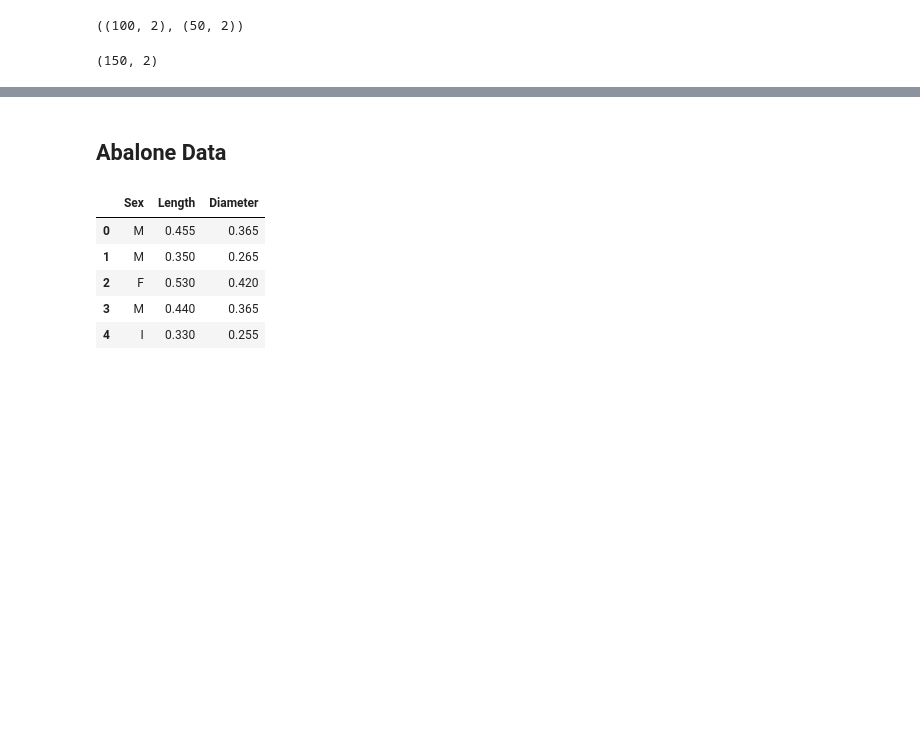
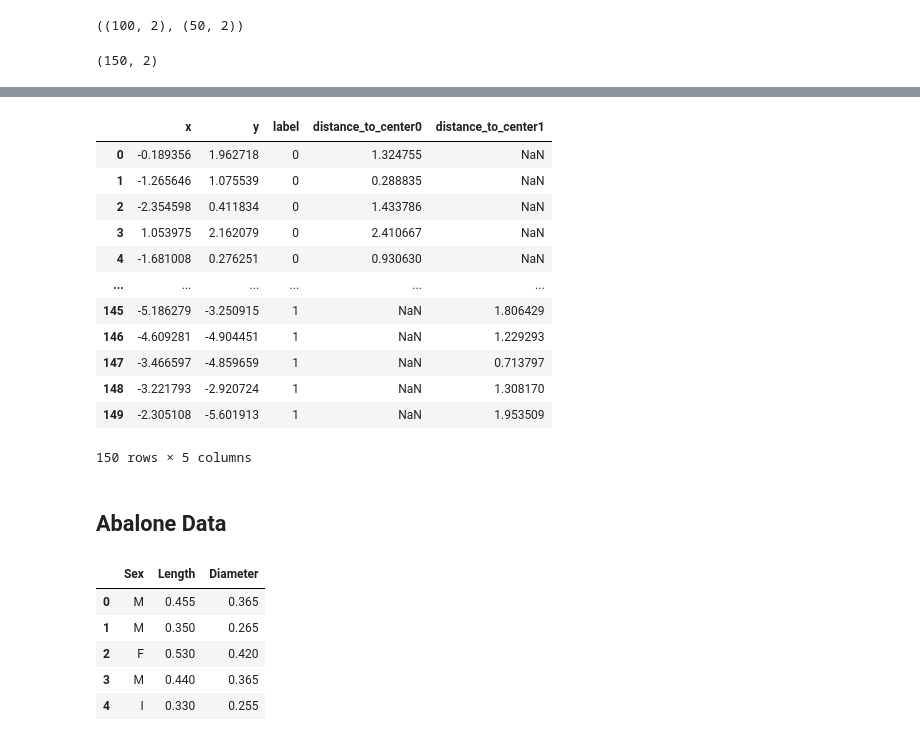
Before and after one commit to yaroslavtsepkov/StatAnalysis, a Jupyter notebook: 03-cluster-analysis-yaroslav-tsepkov.ipynb, the cells around one changed output, grey strips where cells are left out. Cells and saved outputs as stored; diff of their text form; code cells hidden in the pictures; blank space fills up the shorter version.

```diff
--- a/03-cluster-analysis-yaroslav-tsepkov.ipynb
+++ b/03-cluster-analysis-yaroslav-tsepkov.ipynb
@@ -78,3 +89,19 @@ plt.savefig('data/gendataclusters-03.svg', dpi=500)
+# %%
+df
+# %% [output]
+|  | x | y | label | distance_to_center0 | distance_to_center1 |
+| 0 | -0.189356 | 1.962718 | 0 | 1.324755 | NaN |
+| 1 | -1.265646 | 1.075539 | 0 | 0.288835 | NaN |
+| 2 | -2.354598 | 0.411834 | 0 | 1.433786 | NaN |
+| 3 | 1.053975 | 2.162079 | 0 | 2.410667 | NaN |
+| 4 | -1.681008 | 0.276251 | 0 | 0.930630 | NaN |
+| ... | ... | ... | ... | ... | ... |
+| 145 | -5.186279 | -3.250915 | 1 | NaN | 1.806429 |
+| 146 | -4.609281 | -4.904451 | 1 | NaN | 1.229293 |
+| 147 | -3.466597 | -4.859659 | 1 | NaN | 0.713797 |
+| 148 | -3.221793 | -2.920724 | 1 | NaN | 1.308170 |
+| 149 | -2.305108 | -5.601913 | 1 | NaN | 1.953509 |
+150 rows × 5 columns
 # %% [markdown]
 ## Abalone Data
 # %%
```
Also changed, not shown: parts of 15 cells of this notebook, 18 other files.
